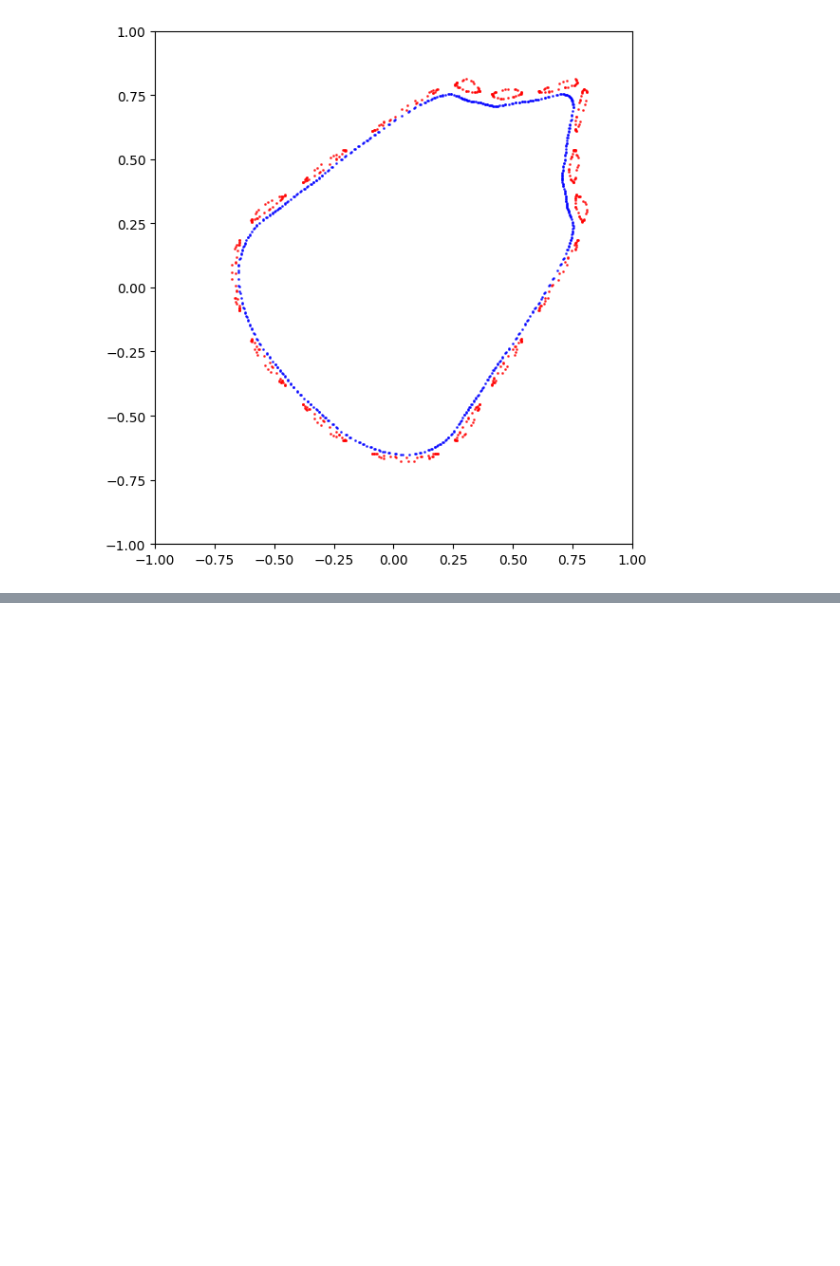
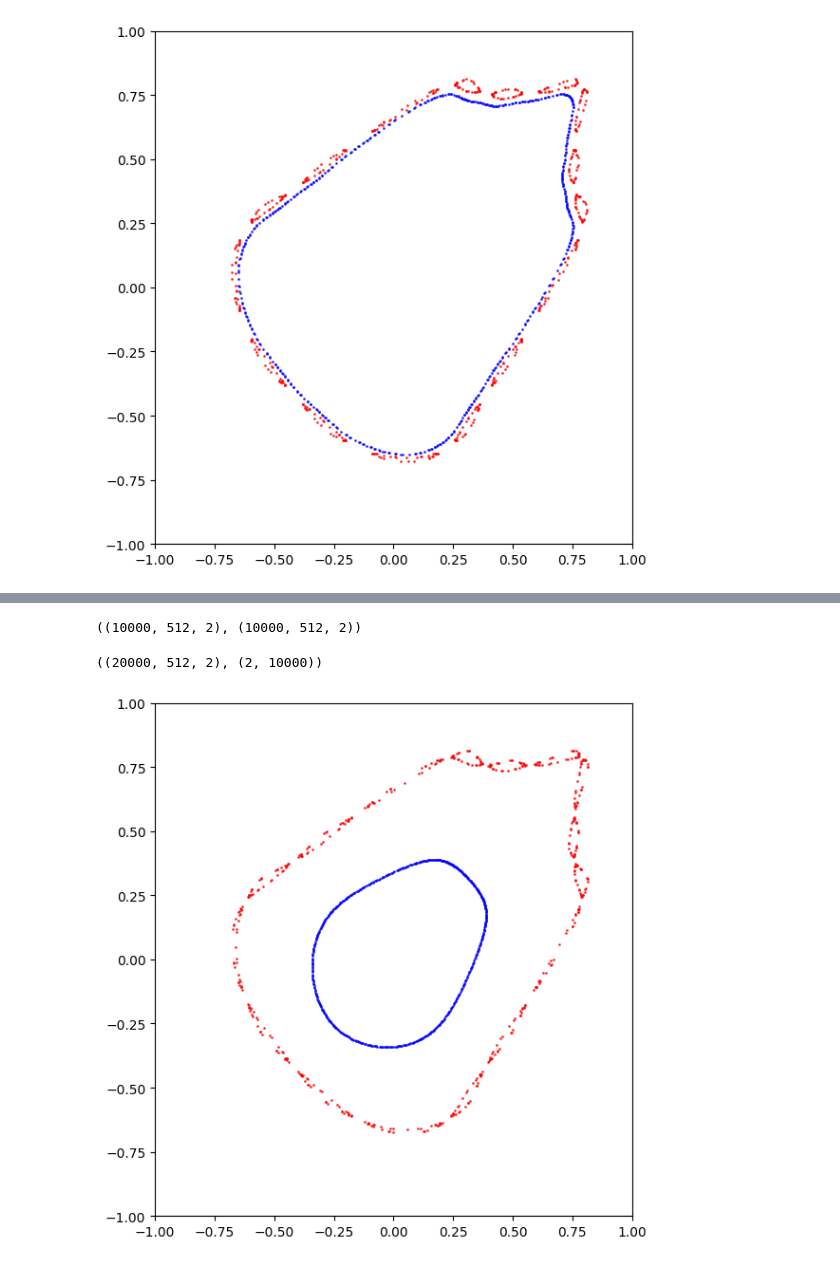
Before and after one commit to i-a-morozov/ml-chaos, a Jupyter notebook: data.ipynb, the cells around one changed output, grey strips where cells are left out. Drawn from its saved outputs; the diff is of its cells as text; code cells hidden in the pictures; blank space fills up the shorter version.

```diff
--- a/data.ipynb
+++ b/data.ipynb
@@ -97,0 +162,33 @@ plt.show()
+# %%
+# Generate orbits
+
+n = 512
+k = numpy.array([0.5, 0.0])
+
+orbit_regular = chaos.table(n - 1, k, X[select_regular])
+orbit_chaotic = chaos.table(n - 1, k, X[select_chaotic])
+
+orbit_regular.shape, orbit_chaotic.shape
+# %% [output]
+((10000, 512, 2), (10000, 512, 2))
+# %%
+# Set data
+
+data_X = numpy.vstack([orbit_regular, orbit_chaotic])
+data_y = numpy.vstack([y[select_regular], y[select_chaotic]])
+
+data_X.shape, data_y.shape
+# %% [output]
+((20000, 512, 2), (2, 10000))
+# %%
+# Plot a random orbit for each kind
+
+plt.figure(figsize=(6, 6))
+plt.scatter(*orbit_regular[numpy.random.choice(range(len(orbit_regular)))].T, color='blue', alpha=0.7, s=1)
+plt.scatter(*orbit_chaotic[numpy.random.choice(range(len(orbit_chaotic)))].T, color='red', alpha=0.7, s=1)
+plt.xlim(-1, 1)
+plt.ylim(-1, 1)
+plt.tight_layout()
+plt.show()
+# %% [output]
+[figure, added]
```
Also changed, not shown: parts of 8 cells of this notebook.
